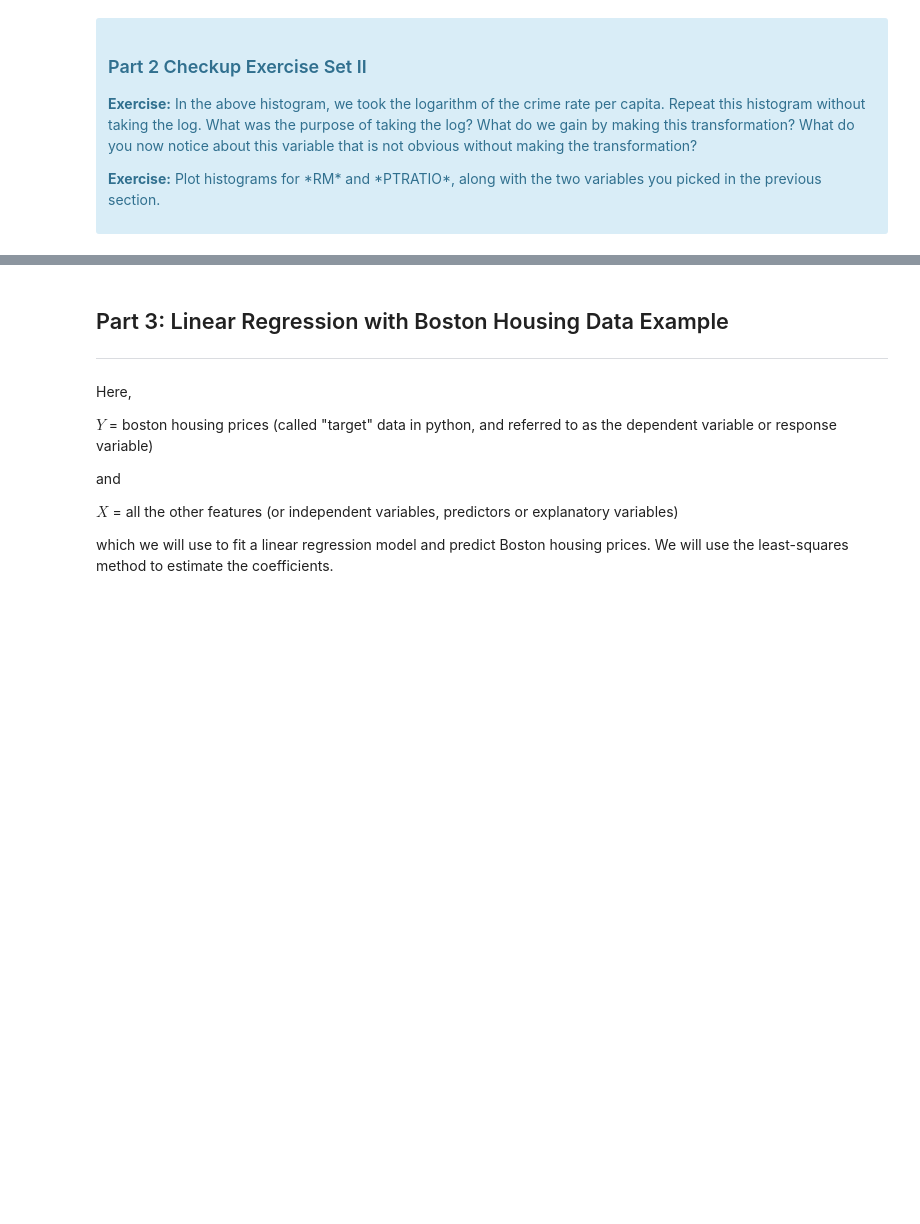
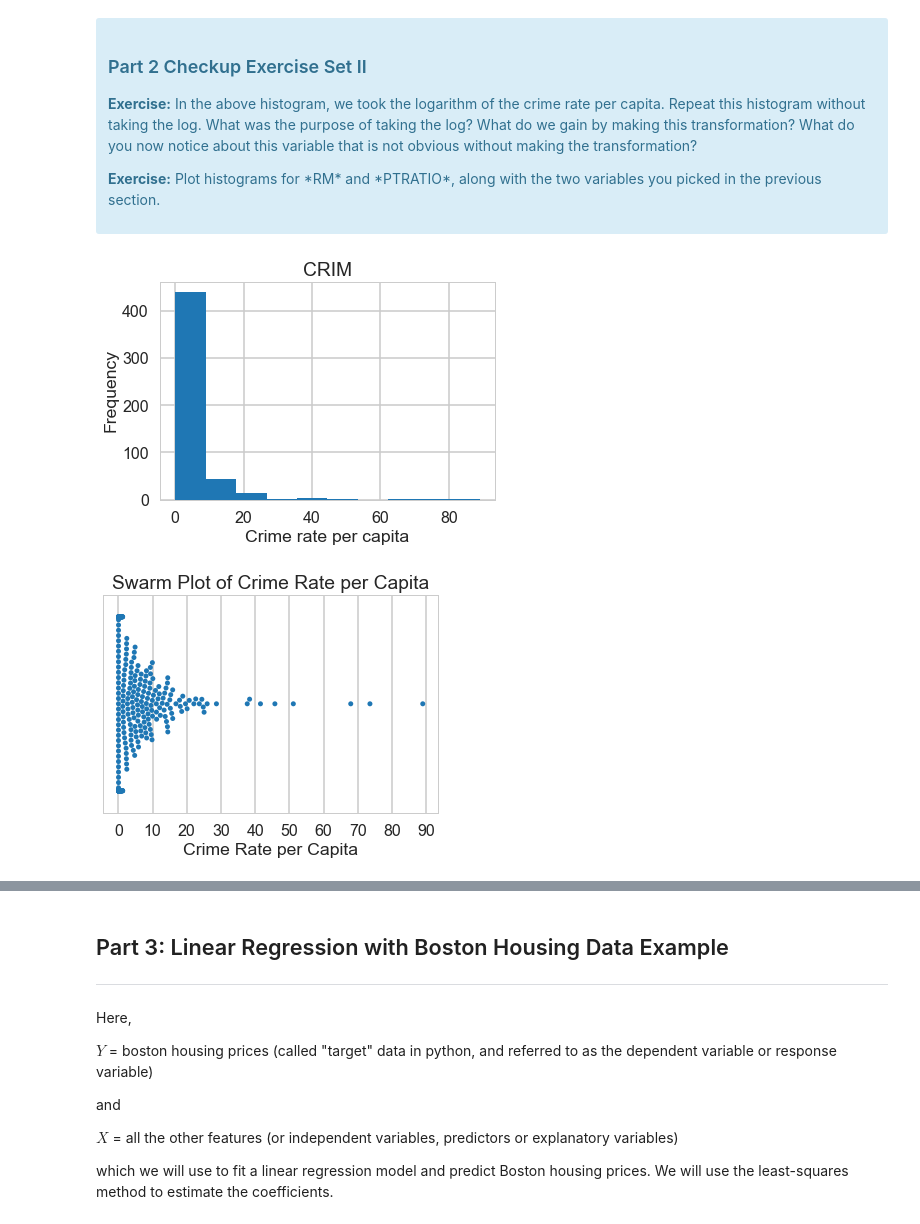
Before and after one commit to LukasBut/Springboard-Projects, a Jupyter notebook: 11.1.5 Linear Regression Using Boston Housing Data Set/Mini_Project_Linear_Regression.ipynb, the cells around one changed output, grey strips where cells are left out. Saved outputs shown, nothing was run; the diff lists cells and outputs as text; code cells hidden in the pictures; blank space fills up the shorter version.

```diff
--- a/11.1.5 Linear Regression Using Boston Housing Data Set/Mini_Project_Linear_Regression.ipynb
+++ b/11.1.5 Linear Regression Using Boston Housing Data Set/Mini_Project_Linear_Regression.ipynb
@@ -362,0 +362,20 @@ plt.show()
+# %%
+#your turn
+plt.hist(bos.CRIM)
+plt.title("CRIM")
+plt.xlabel("Crime rate per capita")
+plt.ylabel("Frequency")
+plt.show()
+# The natural log was used to get rid of the high level of skewness and better represent the distribution of data.
+# The natural log histogram shows that the e exponents that generate the original data contain frequency bimodality about 0.
+# However, with the peaks being higher for negative exponents, this shows that a very high proportion of observations have a
+# crime rate/capita lower than 1 (this can't be seen from the histogram below as the data points are bunched in the 0-10 bin).
+sns.swarmplot(x="CRIM", data=bos)
+plt.xticks([x for x in range(0,100,10)])
+plt.xlabel("Crime Rate per Capita")
+plt.title("Swarm Plot of Crime Rate per Capita")
+plt.show()
+# The swarm plot highlights this even further.
+# %% [output]
+[figure, added]
+[figure, added]
```
Also changed, not shown: parts of 11 cells of this notebook.
